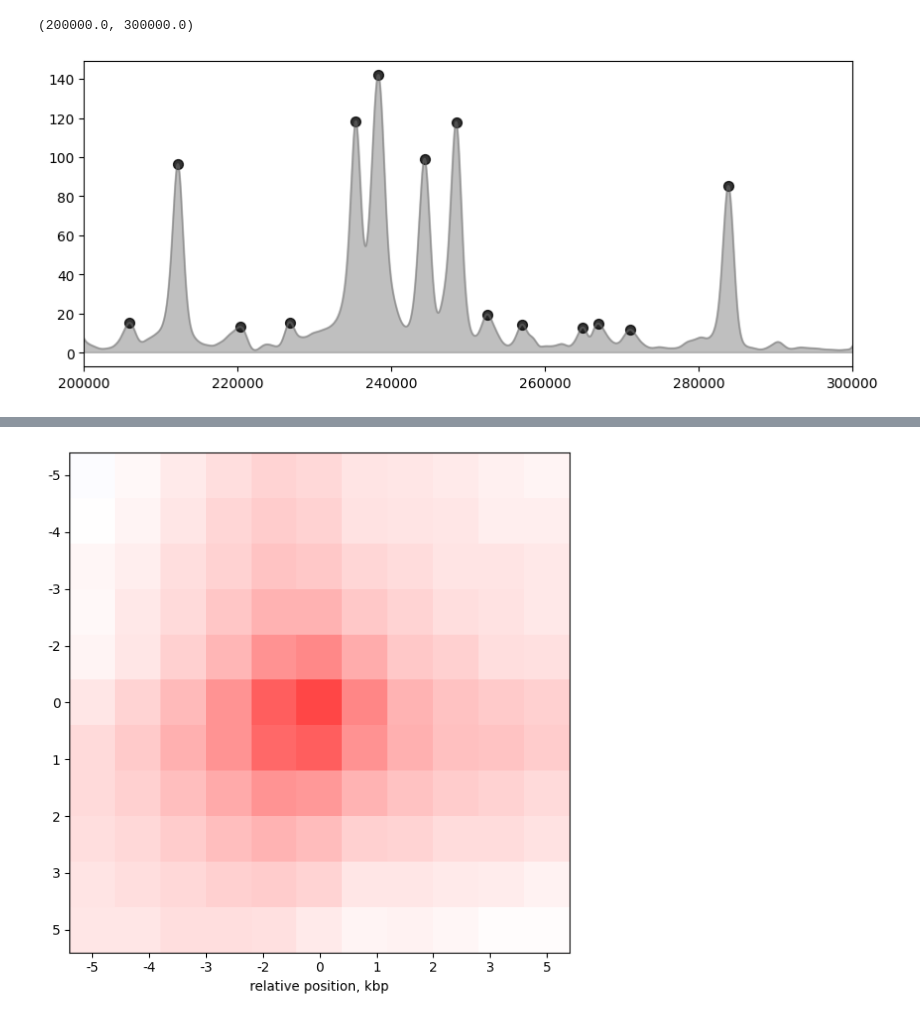
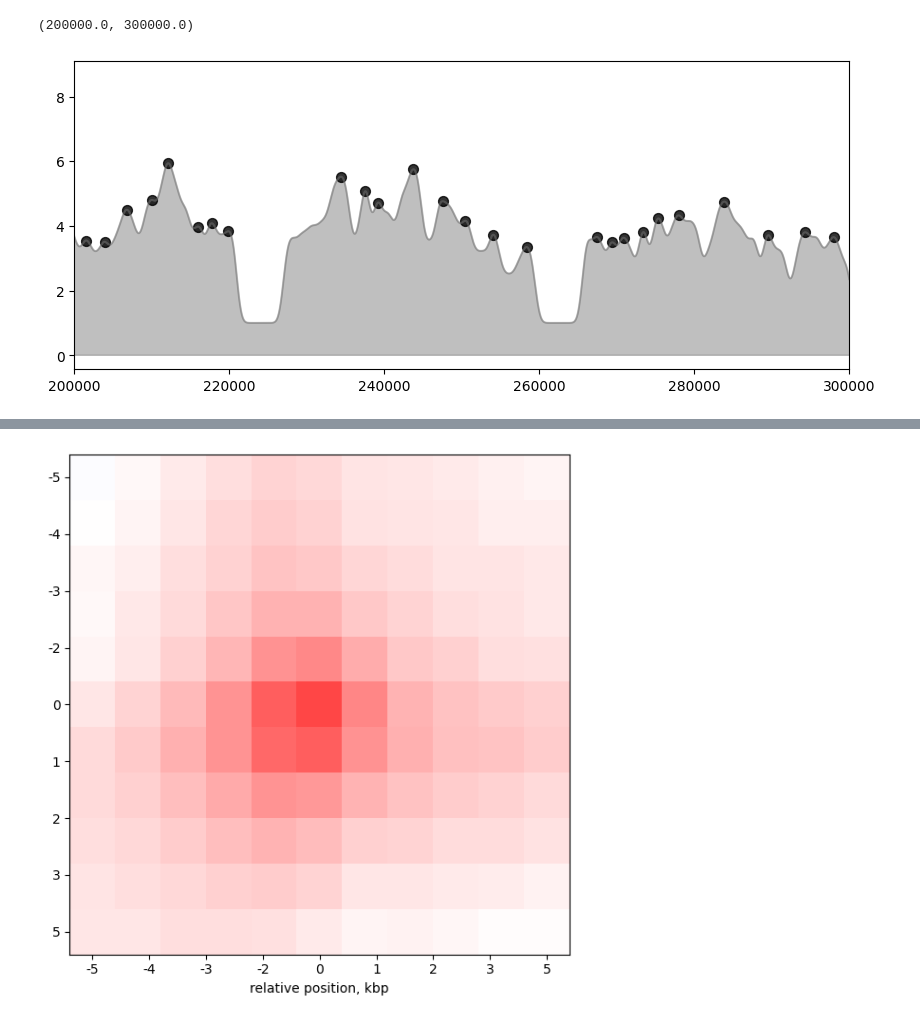
Before and after one commit to npelletbossot/Workspace, a Jupyter notebook: notebooks/work/NN_CARs.ipynb, the cells around one changed output, grey strips where cells are left out. Drawn from its saved outputs; the diff is of its cells as text; code cells hidden in the pictures.

```diff
--- a/notebooks/work/NN_CARs.ipynb
+++ b/notebooks/work/NN_CARs.ipynb
@@ -19,5 +17,7 @@ ModuleNotFoundError: No module named 'cooltools'
 # %%
-chipdata="/Users/dariodasaro/Desktop/PhD_data/ENS/mcpoly_data/GSE151416_RAW"+"/GSM4577764_Mcd1p_WT.bigwig"
+# chipdata="/Users/dariodasaro/Desktop/PhD_data/ENS/mcpoly_data/GSE151416_RAW"+"/GSM4577764_Mcd1p_WT.bigwig"
+chipdata="/home/nicolas/Documents/Workspace/nucleo/outputs/NUC"+"/mono.midpoint.bigwig"
+
 
 chroms = ['chrI',
  'chrII',
@@ -43,38 +43,40 @@ df1 = bioframe.read_bigwig(chipdata, 'chrII')
 
 #note that bins have different sizes, in this case I interploate but you may also rebin to the scale is meaningful for your simulations
 pos= np.array(df1["start"])+ np.rint(df1["end"]/2-df1["start"]/2)
 enrichment = df1['value'].values
 
 # Regular grid (1 bp spacing here)
 pos_uniform = np.arange(pos.min(), pos.max()+1)
 
 # Interpolate
 f = interp1d(pos, enrichment,
              kind='linear',
              bounds_error=False,
              fill_value='extrapolate')
 
 enrichment_uniform = f(pos_uniform)
 
 # Smooth
 enrichment_smooth = gaussian_filter1d(enrichment_uniform, sigma=500)
 
 plt.plot(pos_uniform,enrichment_smooth,color="gray",alpha=0.5)
 plt.fill_between(pos_uniform,enrichment_smooth,color="gray",alpha=0.5)
 
 
 
 #find peaks in the data using scipy find_peaks function, with a minimum height of min_h and a minimum distance of min_d between peaks.
-min_h=10
-min_d=500
-prominence=0.5
+min_h=2
+min_d=10
+prominence=0.020
 peaks, _ = find_peaks(enrichment_smooth,height=min_h,distance=int(min_d),prominence=prominence)
 
+
+xlims = [200000, 300000]
 plt.scatter(pos_uniform[peaks], enrichment_smooth[peaks], color="black", s=50, alpha=0.8)
-plt.xlim(200000, 300000)
+plt.xlim(xlims)
 # %% [output]
 (200000.0, 300000.0)
-[figure, old version]
+[figure, new version]
 # %%
 #create a dataframe with the peaks heights and positions
 
```
Also changed, not shown: parts of 3 cells of this notebook, 2 other files.
